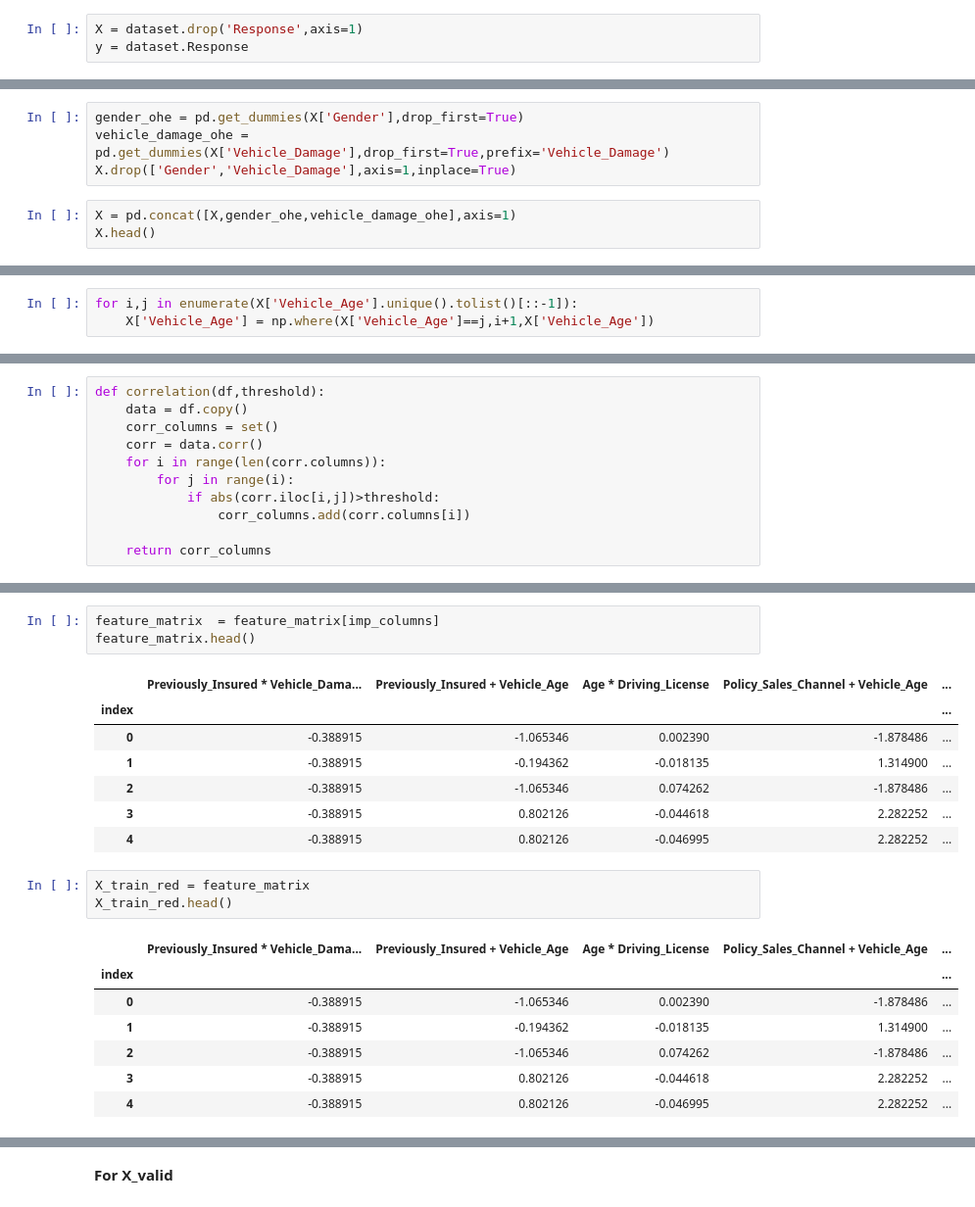
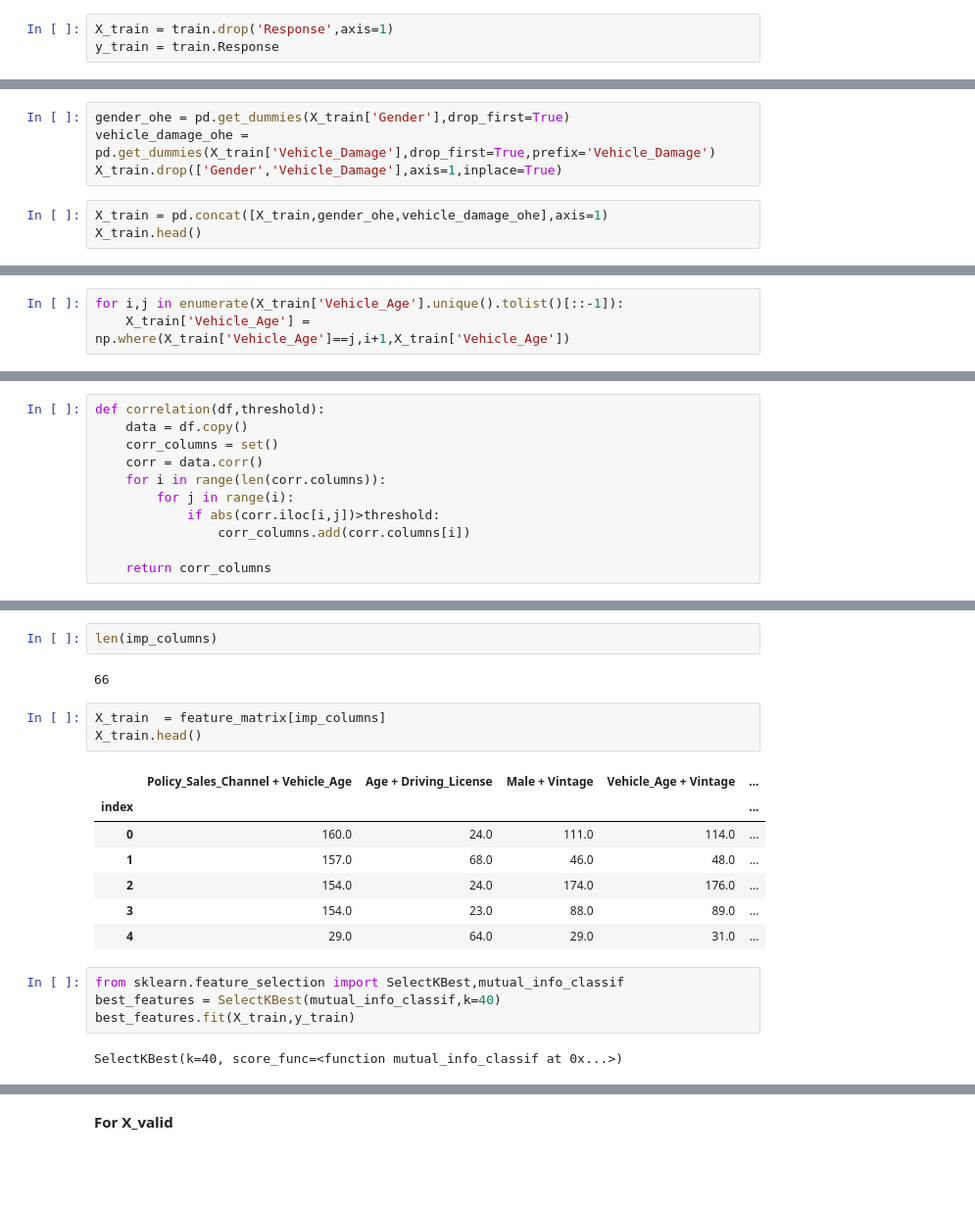
Before and after one commit to Arnab1181412/Health-Insurance-Cross-Sell-Prediction, a Jupyter notebook: FeatureEng_Model.ipynb, the cells around one changed output, grey strips where cells are left out. Shown: that part at 98% size. Cells and saved outputs as stored; diff of their text form; blank space fills up the shorter version.

```diff
--- a/FeatureEng_Model.ipynb
+++ b/FeatureEng_Model.ipynb
@@ -33,3 +41,3 @@ dataset.shape
 # %%
-X = dataset.drop('Response',axis=1)
-y = dataset.Response
+X_train = train.drop('Response',axis=1)
+y_train = train.Response
@@ -98,12 +98,12 @@ discrete_numerical_cols
 # %% [markdown]
 **OHE for Vehicle_Damage**
 # %%
-gender_ohe = pd.get_dummies(X['Gender'],drop_first=True)
-vehicle_damage_ohe = pd.get_dummies(X['Vehicle_Damage'],drop_first=True,prefix='Vehicle_Damage')
-X.drop(['Gender','Vehicle_Damage'],axis=1,inplace=True)
+gender_ohe = pd.get_dummies(X_train['Gender'],drop_first=True)
+vehicle_damage_ohe = pd.get_dummies(X_train['Vehicle_Damage'],drop_first=True,prefix='Vehicle_Damage')
+X_train.drop(['Gender','Vehicle_Damage'],axis=1,inplace=True)
 # %%
-X = pd.concat([X,gender_ohe,vehicle_damage_ohe],axis=1)
-X.head()
+X_train = pd.concat([X_train,gender_ohe,vehicle_damage_ohe],axis=1)
+X_train.head()
 # %% [output]
 |  | Age | Driving_License | Region_Code | Previously_Insured | Vehicle_Age | Annual_Premium | ... |
 | id |  |  |  |  |  |  | ... |
@@ -115,6 +115,6 @@ X.head()
 # %% [markdown]
 **Manual Label Encoding for Vehicle_Age column (For ref :- See the EDA notebook)**
 # %%
-for i,j in enumerate(X['Vehicle_Age'].unique().tolist()[::-1]):
-    X['Vehicle_Age'] = np.where(X['Vehicle_Age']==j,i+1,X['Vehicle_Age'])
+for i,j in enumerate(X_train['Vehicle_Age'].unique().tolist()[::-1]):
+    X_train['Vehicle_Age'] = np.where(X_train['Vehicle_Age']==j,i+1,X_train['Vehicle_Age'])
 # %%
@@ -203,22 +204,21 @@ imp_columns
+# %%
+len(imp_columns)
+# %% [output]
+66
 # %%
-feature_matrix  = feature_matrix[imp_columns]
-feature_matrix.head()
+X_train  = feature_matrix[imp_columns]
+X_train.head()
 # %% [output]
-|  | Previously_Insured * Vehicle_Dama... | Previously_Insured + Vehicle_Age | Age * Driving_License | Policy_Sales_Channel + Vehicle_Age | ... |
+|  | Policy_Sales_Channel + Vehicle_Age | Age + Driving_License | Male + Vintage | Vehicle_Age + Vintage | ... |
 | index |  |  |  |  | ... |
-| 0 | -0.388915 | -1.065346 | 0.002390 | -1.878486 | ... |
-| 1 | -0.388915 | -0.194362 | -0.018135 | 1.314900 | ... |
-| 2 | -0.388915 | -1.065346 | 0.074262 | -1.878486 | ... |
-| 3 | -0.388915 | 0.802126 | -0.044618 | 2.282252 | ... |
-| 4 | -0.388915 | 0.802126 | -0.046995 | 2.282252 | ... |
+| 0 | 160.0 | 24.0 | 111.0 | 114.0 | ... |
+| 1 | 157.0 | 68.0 | 46.0 | 48.0 | ... |
+| 2 | 154.0 | 24.0 | 174.0 | 176.0 | ... |
+| 3 | 154.0 | 23.0 | 88.0 | 89.0 | ... |
+| 4 | 29.0 | 64.0 | 29.0 | 31.0 | ... |
-# %%
-X_train_red = feature_matrix
-X_train_red.head()
-# %% [output]
-|  | Previously_Insured * Vehicle_Dama... | Previously_Insured + Vehicle_Age | Age * Driving_License | Policy_Sales_Channel + Vehicle_Age | ... |
-| index |  |  |  |  | ... |
-| 0 | -0.388915 | -1.065346 | 0.002390 | -1.878486 | ... |
-| 1 | -0.388915 | -0.194362 | -0.018135 | 1.314900 | ... |
-| 2 | -0.388915 | -1.065346 | 0.074262 | -1.878486 | ... |
-| 3 | -0.388915 | 0.802126 | -0.044618 | 2.282252 | ... |
-| 4 | -0.388915 | 0.802126 | -0.046995 | 2.282252 | ... |
+# %%
+from sklearn.feature_selection import SelectKBest,mutual_info_classif
+best_features = SelectKBest(mutual_info_classif,k=40)
+best_features.fit(X_train,y_train)
+# %% [output]
+SelectKBest(k=40, score_func=<function mutual_info_classif at 0x...>)
```
Also changed, not shown: parts of 70 cells of this notebook.
